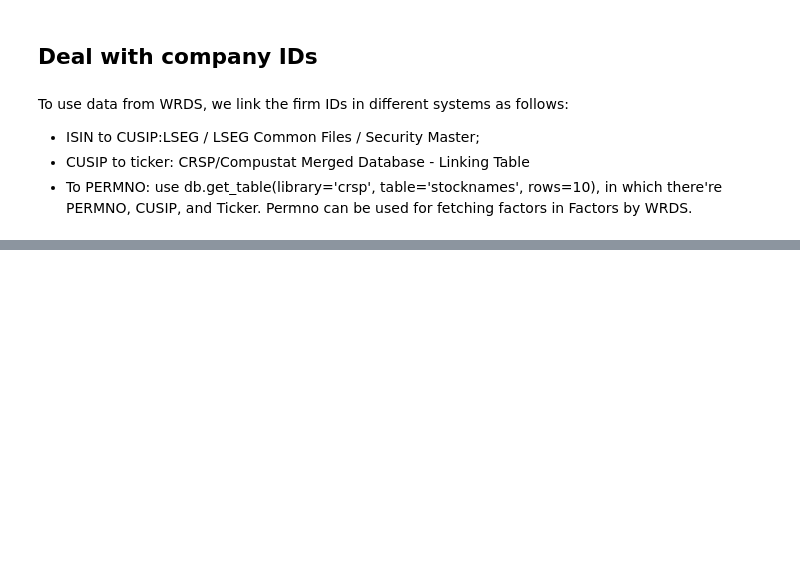
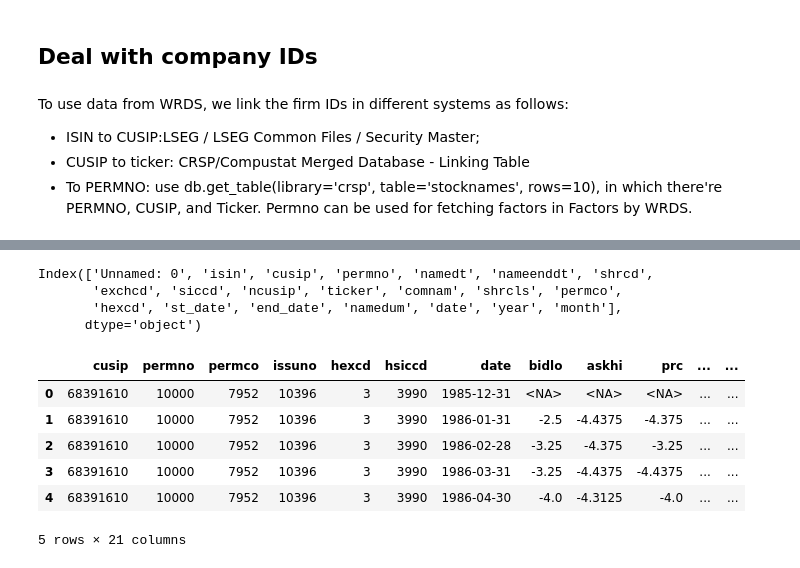
Before and after one commit to V-GAO/CEO_SocialCapital, a Jupyter notebook: notebooks/EDA_WRDS.ipynb, the cells around one changed output, grey strips where cells are left out. Saved outputs shown, nothing was run; the diff lists cells and outputs as text; code cells hidden in the pictures; blank space fills up the shorter version.

```diff
--- a/notebooks/EDA_WRDS.ipynb
+++ b/notebooks/EDA_WRDS.ipynb
@@ -57,0 +222,7 @@ To use data from WRDS, we link the firm IDs in different systems as follows:
+# %%
+isin_cusip_expand.columns
+# %% [output]
+Index(['Unnamed: 0', 'isin', 'cusip', 'permno', 'namedt', 'nameenddt', 'shrcd',
+       'exchcd', 'siccd', 'ncusip', 'ticker', 'comnam', 'shrcls', 'permco',
+       'hexcd', 'st_date', 'end_date', 'namedum', 'date', 'year', 'month'],
+      dtype='object')
@@ -57,0 +244,11 @@ To use data from WRDS, we link the firm IDs in different systems as follows:
+# %%
+temp = db.get_table(library='crsp_a_stock', table='msf', rows=5)
+temp
+# %% [output]
+|  | cusip | permno | permco | issuno | hexcd | hsiccd | date | bidlo | askhi | prc | ... | ... |
+| 0 | 68391610 | 10000 | 7952 | 10396 | 3 | 3990 | 1985-12-31 | <NA> | <NA> | <NA> | ... | ... |
+| 1 | 68391610 | 10000 | 7952 | 10396 | 3 | 3990 | 1986-01-31 | -2.5 | -4.4375 | -4.375 | ... | ... |
+| 2 | 68391610 | 10000 | 7952 | 10396 | 3 | 3990 | 1986-02-28 | -3.25 | -4.375 | -3.25 | ... | ... |
+| 3 | 68391610 | 10000 | 7952 | 10396 | 3 | 3990 | 1986-03-31 | -3.25 | -4.4375 | -4.4375 | ... | ... |
+| 4 | 68391610 | 10000 | 7952 | 10396 | 3 | 3990 | 1986-04-30 | -4.0 | -4.3125 | -4.0 | ... | ... |
+5 rows × 21 columns
```
Also changed, not shown: parts of 60 cells of this notebook.
